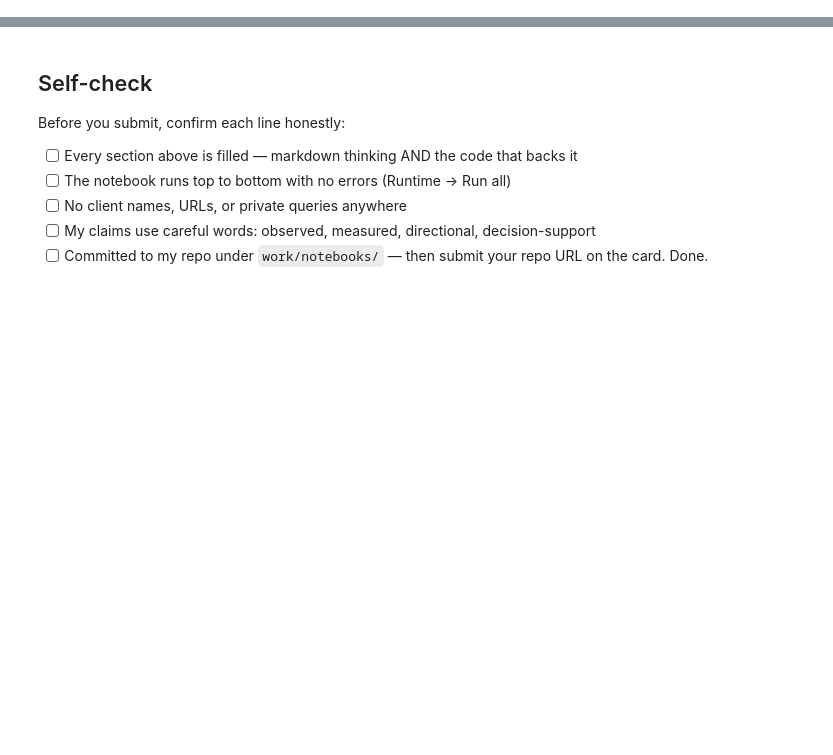
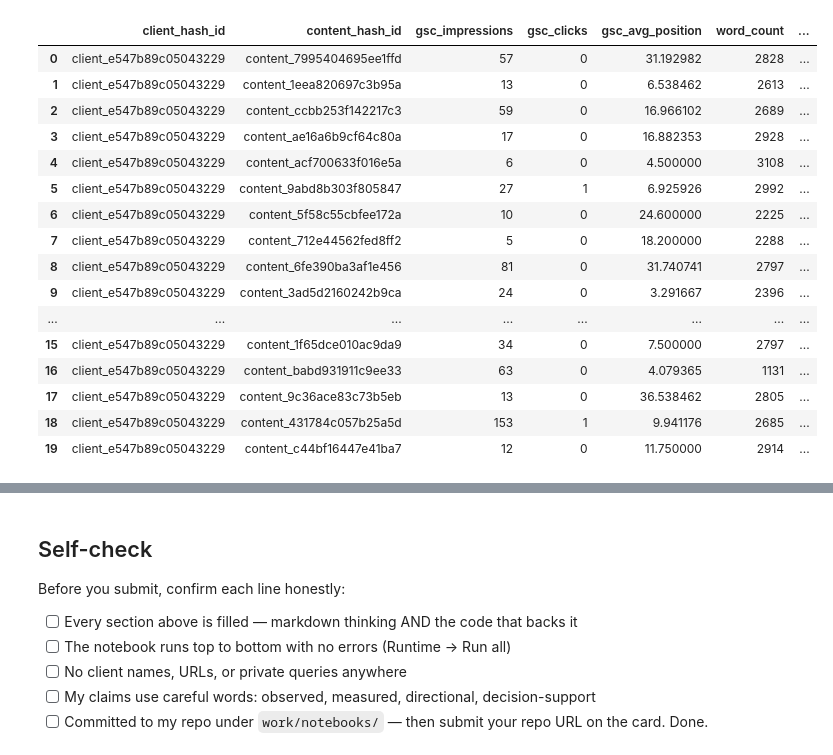
Before and after one commit to Lokeshtiwari723/Proto-ex, a Jupyter notebook: work/notebooks/w03_data_contract.ipynb, the cells around one changed output, grey strips where cells are left out. Saved outputs shown, nothing was run; the diff lists cells and outputs as text; code cells hidden in the pictures; blank space fills up the shorter version.

```diff
--- a/work/notebooks/w03_data_contract.ipynb
+++ b/work/notebooks/w03_data_contract.ipynb
@@ -19,0 +220,41 @@ This skeleton is yours to fill. Work the sections **in order** — each one has
+# %%
+# Small feature frame for February 2026
+
+# Final small five-feature frame for February 2026
+
+features = con.sql(f"""
+SELECT
+    f.client_hash_id,
+    f.content_hash_id,
+    f.gsc_impressions,
+    f.gsc_clicks,
+    f.gsc_avg_position,
+    d.word_count,
+    d.content_created_date
+FROM {FEB} AS f
+LEFT JOIN {DIM} AS d
+    ON f.client_hash_id = d.client_hash_id
+    AND f.content_hash_id = d.content_hash_id
+WHERE f.gsc_data_available IS TRUE
+LIMIT 20
+""").df()
+
+display(features)
+# %% [output]
+|  | client_hash_id | content_hash_id | gsc_impressions | gsc_clicks | gsc_avg_position | word_count | ... |
+| 0 | client_e547b89c05043229 | content_7995404695ee1ffd | 57 | 0 | 31.192982 | 2828 | ... |
+| 1 | client_e547b89c05043229 | content_1eea820697c3b95a | 13 | 0 | 6.538462 | 2613 | ... |
+| 2 | client_e547b89c05043229 | content_ccbb253f142217c3 | 59 | 0 | 16.966102 | 2689 | ... |
+| 3 | client_e547b89c05043229 | content_ae16a6b9cf64c80a | 17 | 0 | 16.882353 | 2928 | ... |
+| 4 | client_e547b89c05043229 | content_acf700633f016e5a | 6 | 0 | 4.500000 | 3108 | ... |
+| 5 | client_e547b89c05043229 | content_9abd8b303f805847 | 27 | 1 | 6.925926 | 2992 | ... |
+| 6 | client_e547b89c05043229 | content_5f58c55cbfee172a | 10 | 0 | 24.600000 | 2225 | ... |
+| 7 | client_e547b89c05043229 | content_712e44562fed8ff2 | 5 | 0 | 18.200000 | 2288 | ... |
+| 8 | client_e547b89c05043229 | content_6fe390ba3af1e456 | 81 | 0 | 31.740741 | 2797 | ... |
+| 9 | client_e547b89c05043229 | content_3ad5d2160242b9ca | 24 | 0 | 3.291667 | 2396 | ... |
+| ... | ... | ... | ... | ... | ... | ... | ... |
+| 15 | client_e547b89c05043229 | content_1f65dce010ac9da9 | 34 | 0 | 7.500000 | 2797 | ... |
+| 16 | client_e547b89c05043229 | content_babd931911c9ee33 | 63 | 0 | 4.079365 | 1131 | ... |
+| 17 | client_e547b89c05043229 | content_9c36ace83c73b5eb | 13 | 0 | 36.538462 | 2805 | ... |
+| 18 | client_e547b89c05043229 | content_431784c057b25a5d | 153 | 1 | 9.941176 | 2685 | ... |
+| 19 | client_e547b89c05043229 | content_c44bf16447e41ba7 | 12 | 0 | 11.750000 | 2914 | ... |
```
Also changed, not shown: parts of 21 cells of this notebook.
